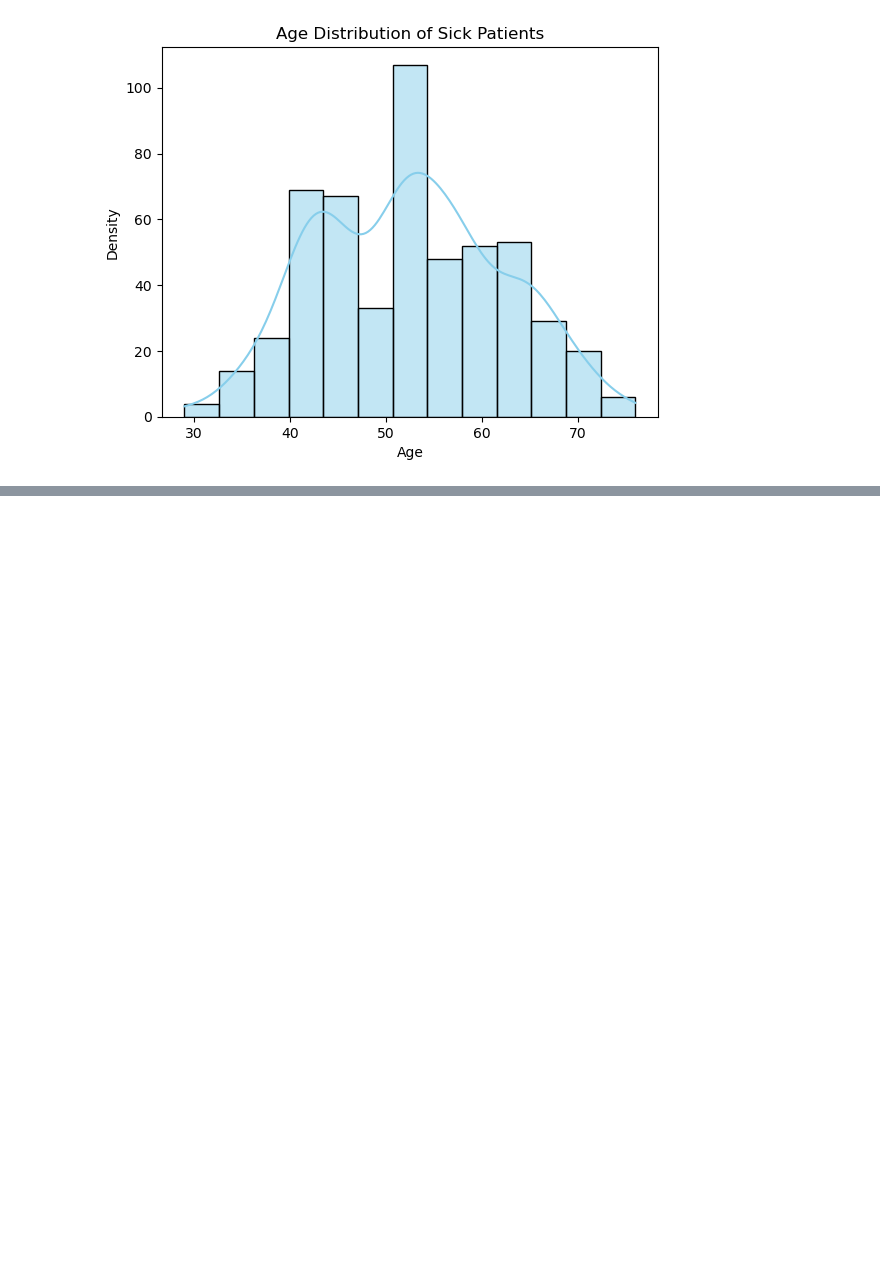
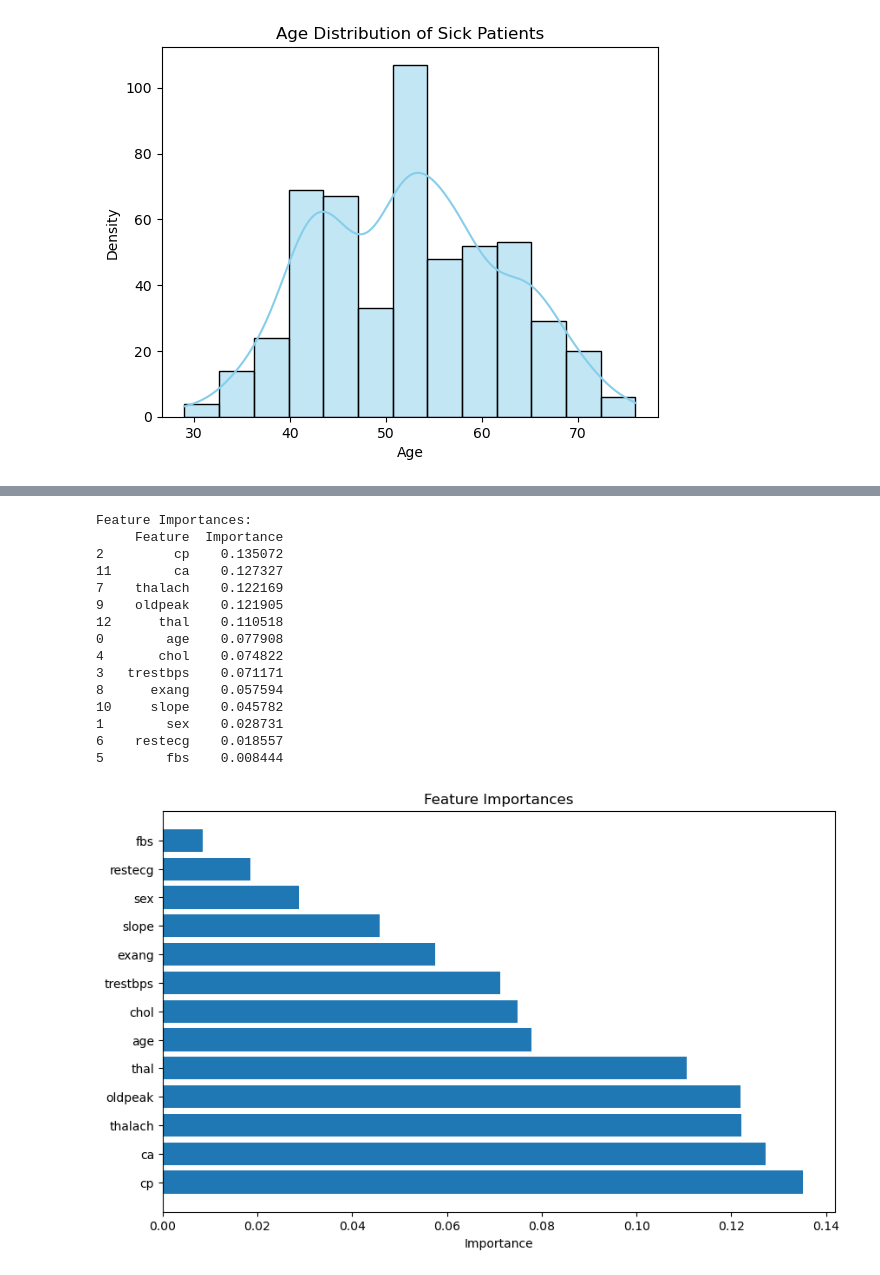
Before and after one commit to zehranurr/DataScience-HeartDisease, a Jupyter notebook: HeartDisase-information.ipynb, the cells around one changed output, grey strips where cells are left out. Drawn from its saved outputs; the diff is of its cells as text; code cells hidden in the pictures; blank space fills up the shorter version.

Commit message:
Information about dataset

```diff
--- a/HeartDisase-information.ipynb
+++ b/HeartDisase-information.ipynb
@@ -154,0 +170,55 @@ plt.show()
+# %%
+import pandas as pd
+from sklearn.ensemble import RandomForestClassifier
+from sklearn.model_selection import train_test_split
+import matplotlib.pyplot as plt
+
+# Separate features (X) and target variable (y)
+X = df.drop('target', axis=1)
+y = df['target']
+
+# Split the dataset into training and testing sets
+X_train, X_test, y_train, y_test = train_test_split(X, y, test_size=0.2, random_state=42)
+
+# Create a random forest classifier
+rf_classifier = RandomForestClassifier(random_state=42)
+
+# Fit the model on the training data
+rf_classifier.fit(X_train, y_train)
+
+# Get feature importances
+feature_importances = rf_classifier.feature_importances_
+
+# Create a DataFrame to display feature importances
+importance_df = pd.DataFrame({'Feature': X.columns, 'Importance': feature_importances})
+
+# Sort the DataFrame by importance in descending order
+importance_df = importance_df.sort_values(by='Importance', ascending=False)
+
+# Display the sorted DataFrame
+print("Feature Importances:")
+print(importance_df)
+
+# Plot feature importances
+plt.figure(figsize=(10, 6))
+plt.barh(importance_df['Feature'], importance_df['Importance'])
+plt.xlabel('Importance')
+plt.title('Feature Importances')
+plt.show()
+# %% [output]
+Feature Importances:
+     Feature  Importance
+2         cp    0.135072
+11        ca    0.127327
+7    thalach    0.122169
+9    oldpeak    0.121905
+12      thal    0.110518
+0        age    0.077908
+4       chol    0.074822
+3   trestbps    0.071171
+8      exang    0.057594
+10     slope    0.045782
+1        sex    0.028731
+6    restecg    0.018557
+5        fbs    0.008444
+[figure, added]
```
Also changed, not shown: parts of 2 cells of this notebook.
